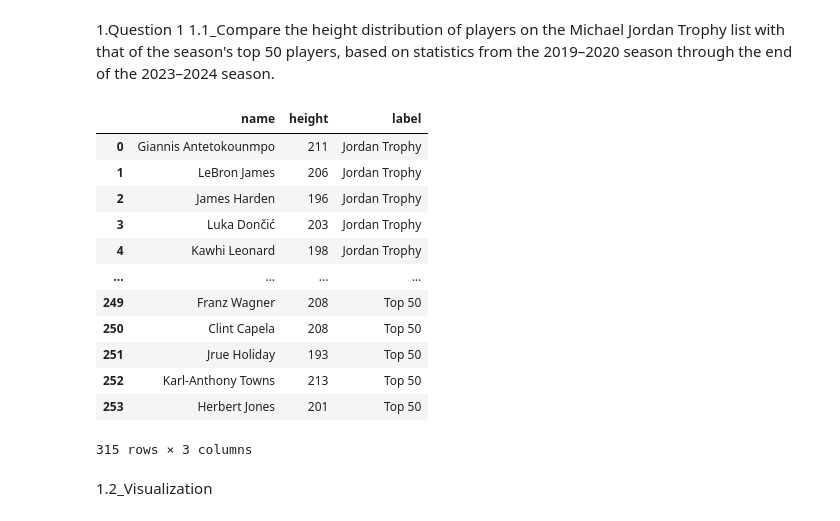
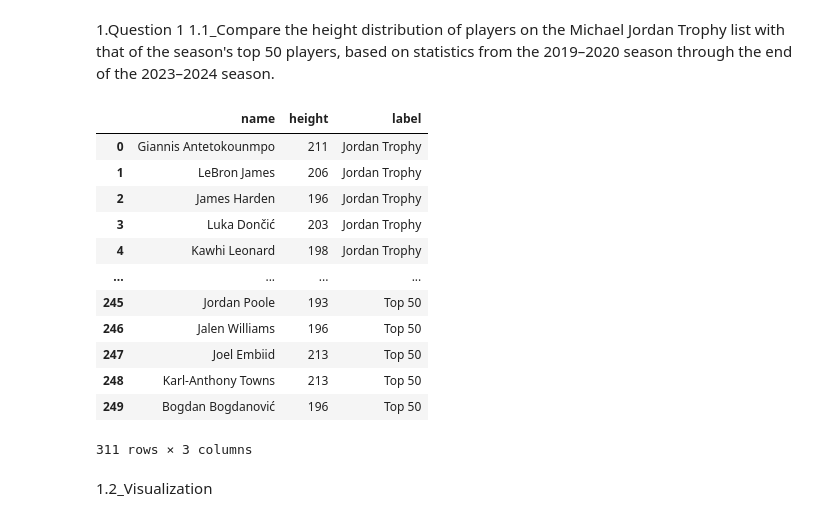
Before and after one commit to SadeghMahmoudAbadi/Basketball-Data-Analysis, a Jupyter notebook: analysis.ipynb, the cells around one changed output. Saved outputs shown, nothing was run; the diff lists cells and outputs as text; code cells hidden in the pictures.

```diff
--- a/analysis.ipynb
+++ b/analysis.ipynb
@@ -288,43 +288,43 @@ WITH ranked_players AS (
         p.name,
         p.height,
         ps.season_id,
-        ps.win_shares,
+        ps.points,
         RANK() OVER(
             PARTITION BY ps.season_id
-            ORDER BY ps.win_shares DESC
+            ORDER BY ps.points DESC
         ) AS rank
     FROM players p
     JOIN player_stats ps
         ON p.player_id = ps.player_id
     WHERE ps.season_id BETWEEN 2020 AND 2024
 )
 
 SELECT
     name,
     height,
     'Top 50' AS label
 FROM ranked_players
 WHERE rank <= 50;
 """
 
 jordan_trophy_df = pd.read_sql_query(jordan_trophy , conn)
 top_50_players_df = pd.read_sql_query(top_50_players , conn)
 df_q1 = pd.concat([jordan_trophy_df , top_50_players_df])
 df_q1
 # %% [output]
 |  | name | height | label |
 | 0 | Giannis Antetokounmpo | 211 | Jordan Trophy |
 | 1 | LeBron James | 206 | Jordan Trophy |
 | 2 | James Harden | 196 | Jordan Trophy |
 | 3 | Luka Dončić | 203 | Jordan Trophy |
 | 4 | Kawhi Leonard | 198 | Jordan Trophy |
 | ... | ... | ... | ... |
-| 249 | Franz Wagner | 208 | Top 50 |
-| 250 | Clint Capela | 208 | Top 50 |
-| 251 | Jrue Holiday | 193 | Top 50 |
-| 252 | Karl-Anthony Towns | 213 | Top 50 |
-| 253 | Herbert Jones | 201 | Top 50 |
+| 245 | Jordan Poole | 193 | Top 50 |
+| 246 | Jalen Williams | 196 | Top 50 |
+| 247 | Joel Embiid | 213 | Top 50 |
+| 248 | Karl-Anthony Towns | 213 | Top 50 |
+| 249 | Bogdan Bogdanović | 196 | Top 50 |
-315 rows × 3 columns
+311 rows × 3 columns
 # %% [markdown]
 1.2_Visualization
 # %%
```
Also changed, not shown: parts of 5 cells of this notebook.
